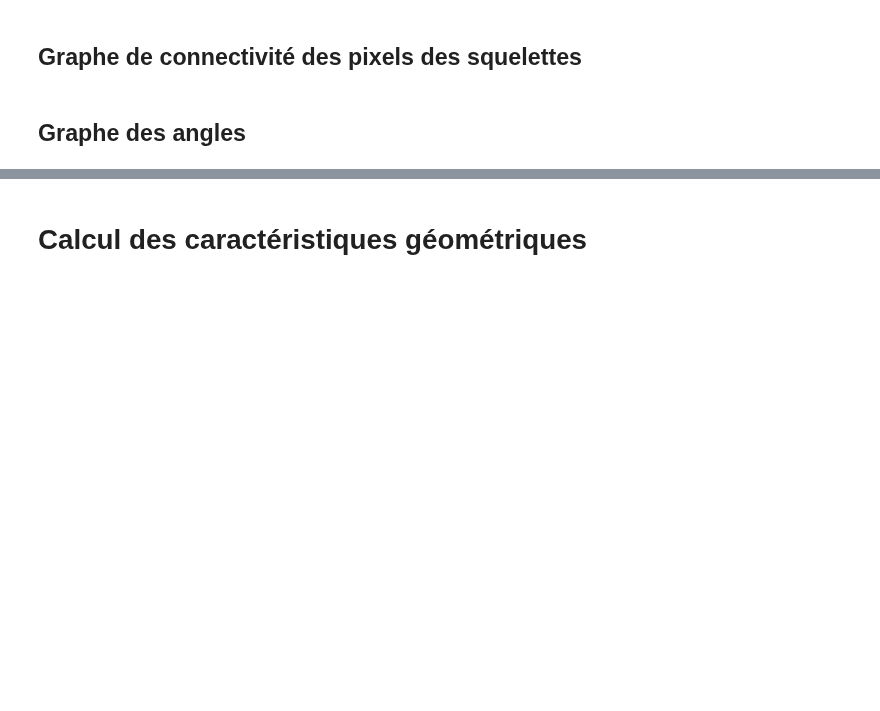
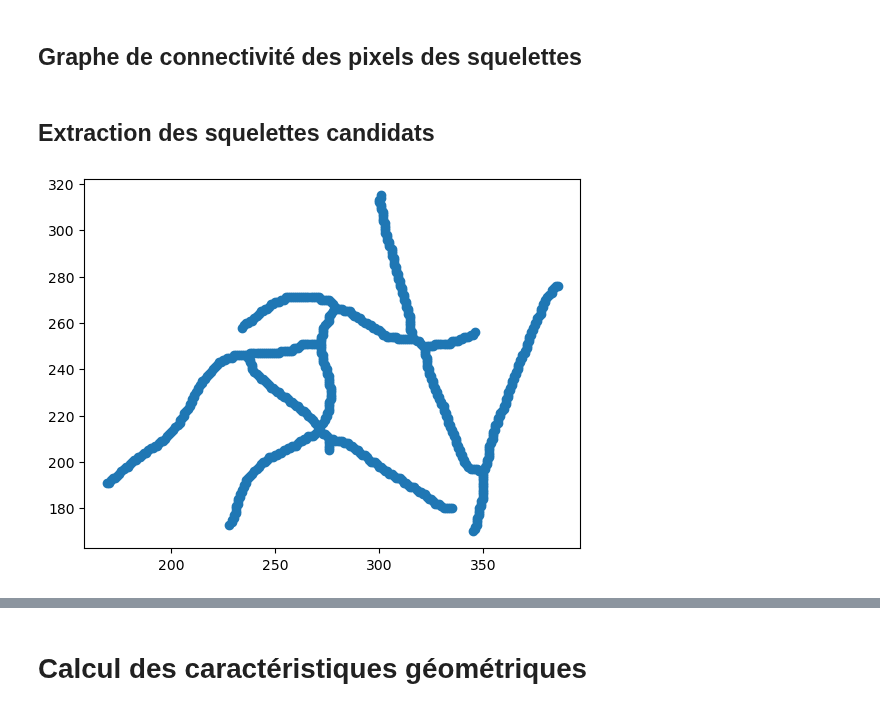
Before and after one commit to Lilian-GA/Nematode_status_assay, a Jupyter notebook: Nematods.ipynb, the cells around one changed output, grey strips where cells are left out. Cells and saved outputs as stored; diff of their text form; code cells hidden in the pictures; blank space fills up the shorter version.

Commit message:
la détection des squelettes candidat marche !!

```diff
--- a/Nematods.ipynb
+++ b/Nematods.ipynb
@@ -260,3 +259,5 @@ def adjacency_matrix(image):
     return G
+# %%
+l_skeleton_graph = [adjacency_matrix(skeleton) for skeleton in l_skeleton]
 # %% [markdown]
-## Graphe des angles
+## Extraction des squelettes candidats
@@ -262,0 +303,12 @@ def adjacency_matrix(image):
+# %%
+components = list(nx.connected_components(l_skeleton_graph[0]))
+sub_skeleton_graph = l_skeleton_graph[0].subgraph(components[6]).copy()
+
+nodes = list(sub_skeleton_graph)
+x_coords = [n[0] for n in nodes]
+y_coords = [n[1] for n in nodes]
+
+plt.scatter(x_coords, y_coords)
+plt.show()
+# %% [output]
+[figure, added]
```
Also changed, not shown: parts of 3 cells of this notebook, 1 other file.
